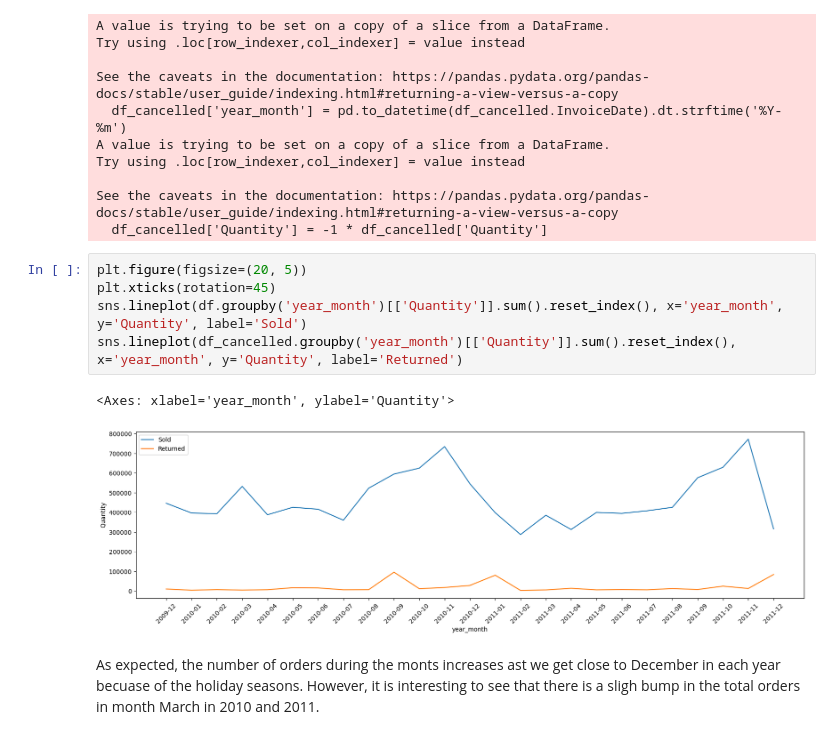
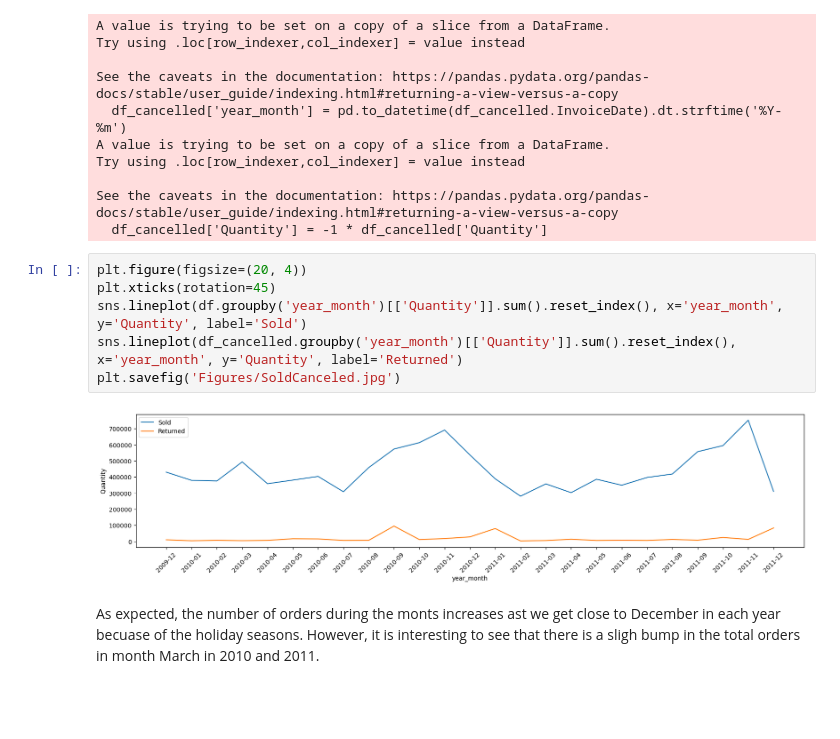
Before and after one commit to Hoomaaan/Retail-Store-Challenge, a Jupyter notebook: main.ipynb, the cells around one changed output. Cells and saved outputs as stored; diff of their text form; blank space fills up the shorter version.

```diff
--- a/main.ipynb
+++ b/main.ipynb
@@ -153,13 +152,13 @@ Try using .loc[row_indexer,col_indexer] = value instead
 See the caveats in the documentation: https://pandas.pydata.org/pandas-docs/stable/user_guide/indexing.html#returning-a-view-versus-a-copy
   df_cancelled['Quantity'] = -1 * df_cancelled['Quantity']
 # %%
-plt.figure(figsize=(20, 5))
+plt.figure(figsize=(20, 4))
 plt.xticks(rotation=45)
 sns.lineplot(df.groupby('year_month')[['Quantity']].sum().reset_index(), x='year_month', y='Quantity', label='Sold')
 sns.lineplot(df_cancelled.groupby('year_month')[['Quantity']].sum().reset_index(), x='year_month', y='Quantity', label='Returned')
+plt.savefig('Figures/SoldCanceled.jpg')
 # %% [output]
-<Axes: xlabel='year_month', ylabel='Quantity'>
-[figure, old version]
+[figure, new version]
 # %% [markdown]
 As expected, the number of orders during the monts increases ast we get close to December in each year becuase of the holiday seasons. However, it is interesting to see that there is a sligh bump in the total orders in month March in 2010 and 2011.
 # %%
```
Also changed, not shown: parts of 6 cells of this notebook, 1 other file.
